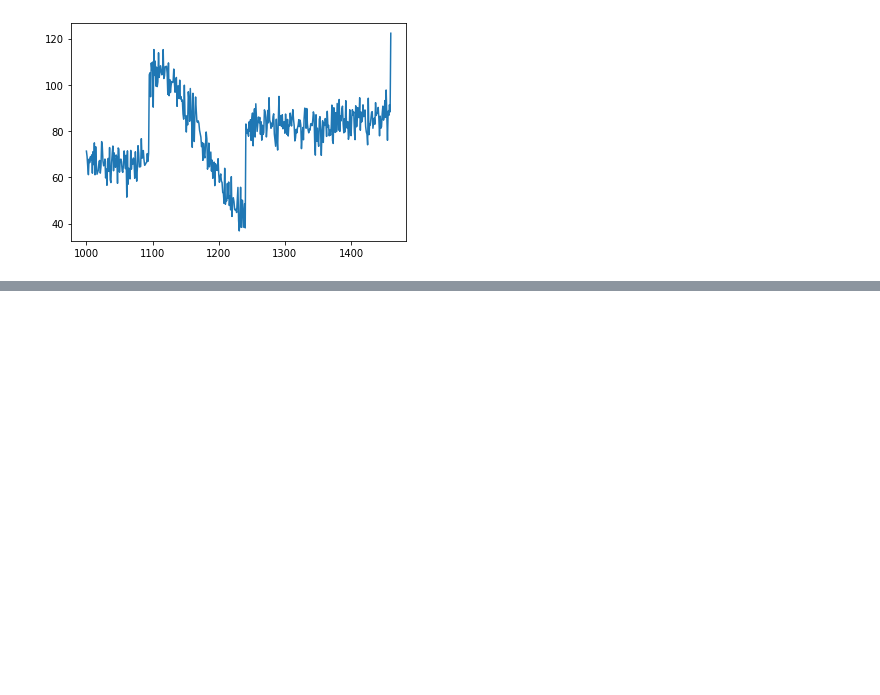
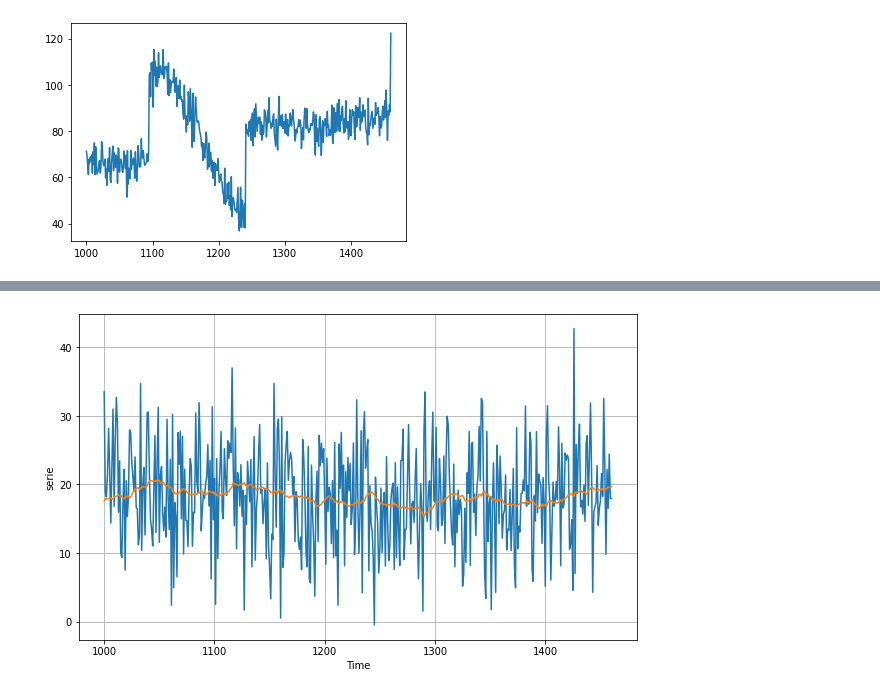
Before and after one commit to jahelsantiago/tensorflow_tutorial, a Jupyter notebook: Creating_Synthetic_Time_Series.ipynb, the cells around one changed output, grey strips where cells are left out. Saved outputs shown, nothing was run; the diff lists cells and outputs as text; code cells hidden in the pictures; blank space fills up the shorter version.

```diff
--- a/Creating_Synthetic_Time_Series.ipynb
+++ b/Creating_Synthetic_Time_Series.ipynb
@@ -140,0 +151,9 @@ plt.show()
+# %%
+diff_moving_avg = avarege_forcast(diff_series, 50)[split_time - 365 - 50:]
+
+plt.figure(figsize=(10, 6))
+plot_series(time_valid, diff_series[split_time - 365:])
+plot_series(time_valid, diff_moving_avg)
+plt.show()
+# %% [output]
+[figure, added]
```
Also changed, not shown: parts of 29 cells of this notebook.
